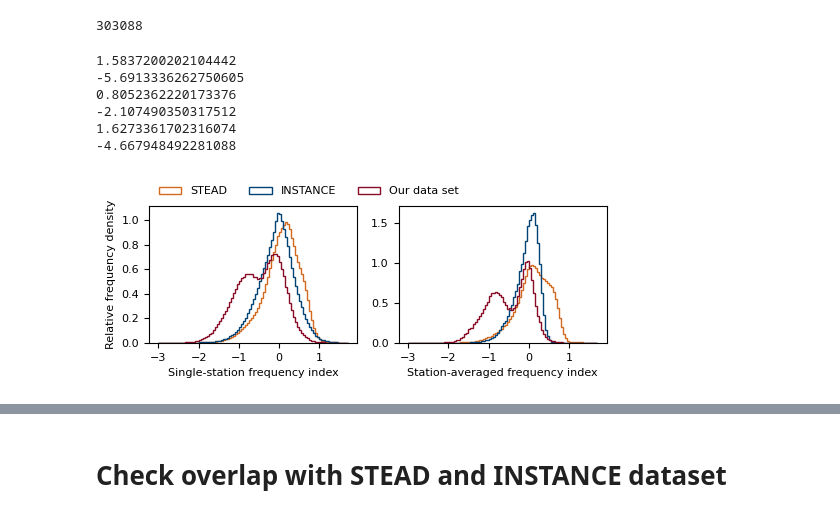
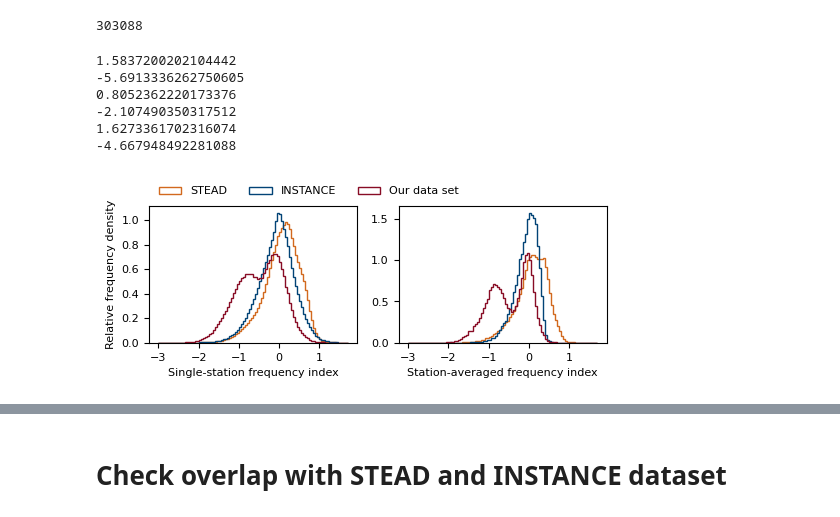
Before and after one commit to zhong-yy/volpick, a Jupyter notebook: data_proc/data_ana.ipynb, the cells around one changed output, grey strips where cells are left out. Saved outputs shown, nothing was run; the diff lists cells and outputs as text; code cells hidden in the pictures.

Commit message:
plot figures for presentation

```diff
--- a/data_proc/data_ana.ipynb
+++ b/data_proc/data_ana.ipynb
@@ -6195,10 +6192,11 @@ for i, (meta, label) in enumerate(
     )
 ):
     # freq_indices = stead_metadata["trace_frequency_index"]
-    event_freq_indices_df = meta.drop_duplicates(
-        subset="source_id", keep="first", inplace=False
-    )
-    freq_indices = event_freq_indices_df["source_frequency_index"]
+    # event_freq_indices_df = meta.drop_duplicates(
+    #     subset="source_id", keep="first", inplace=False
+    # )
+    # freq_indices = event_freq_indices_df["source_frequency_index"]
+    freq_indices = meta["source_frequency_index"]
     print(max(freq_indices))
     print(min(freq_indices))
     ax.hist(
@@ -6207,31 +6205,31 @@ for i, (meta, label) in enumerate(
         density=True,
         color="white",
         edgecolor=colors[label],
         histtype="step",
         label=label,
     )
     ax.tick_params(labelsize=fts)
     ax.set_xlabel("Station-averaged frequency index", fontsize=fts)
 
 axs[0][0].legend(
     fontsize=fts,
     loc="lower left",
     bbox_to_anchor=(0.0, 1.0, 1, 0.08),
     frameon=False,
     ncols=3,
 )
 axs[0][0].set_ylabel("Relative frequency density", fontsize=fts)
 # ax.grid()
 plt.savefig(
     "/home/zhongyiyuan/DATA/my_datasets_seisbench/stead_instance_FI.pdf",
     dpi=300,
     bbox_inches="tight",
 )
 # %% [output]
 1.5837200202104442
 -5.6913336262750605
 0.8052362220173376
 -2.107490350317512
 1.6273361702316074
 -4.667948492281088
-[figure, old version]
+[figure, new version]
```
Also changed, not shown: parts of 2 cells of this notebook, 1 other file.
